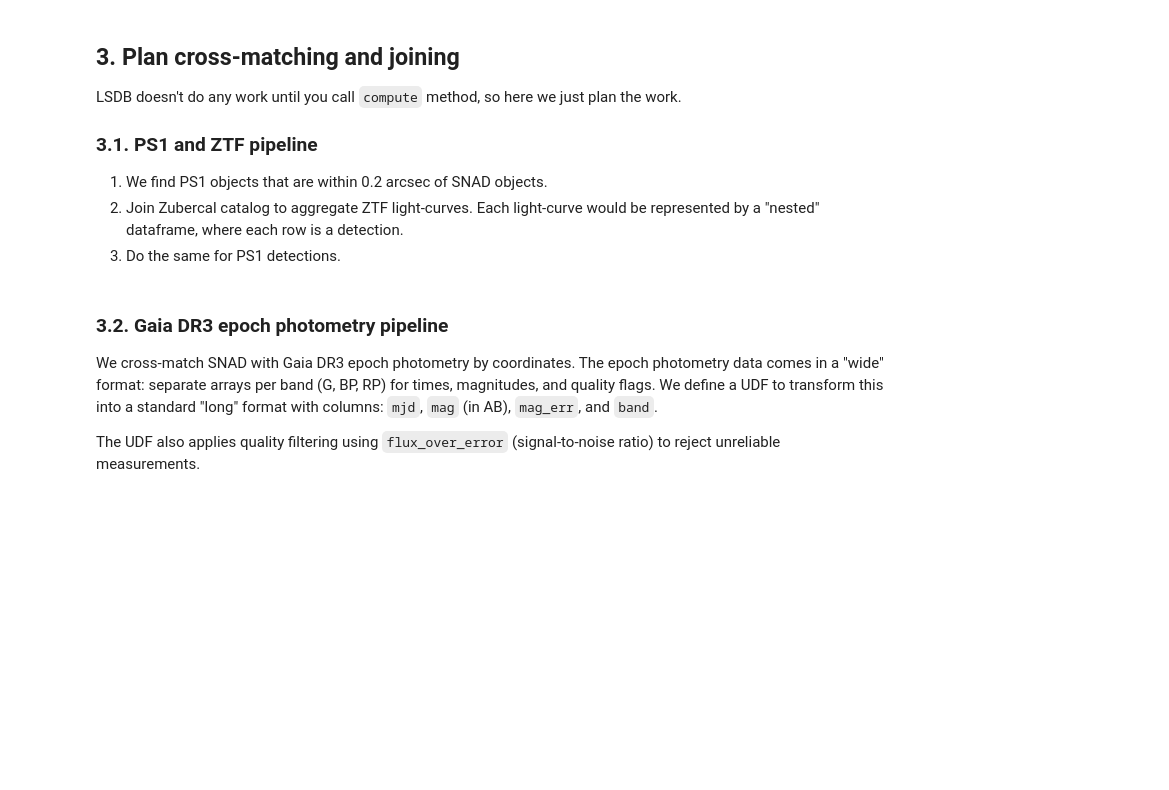
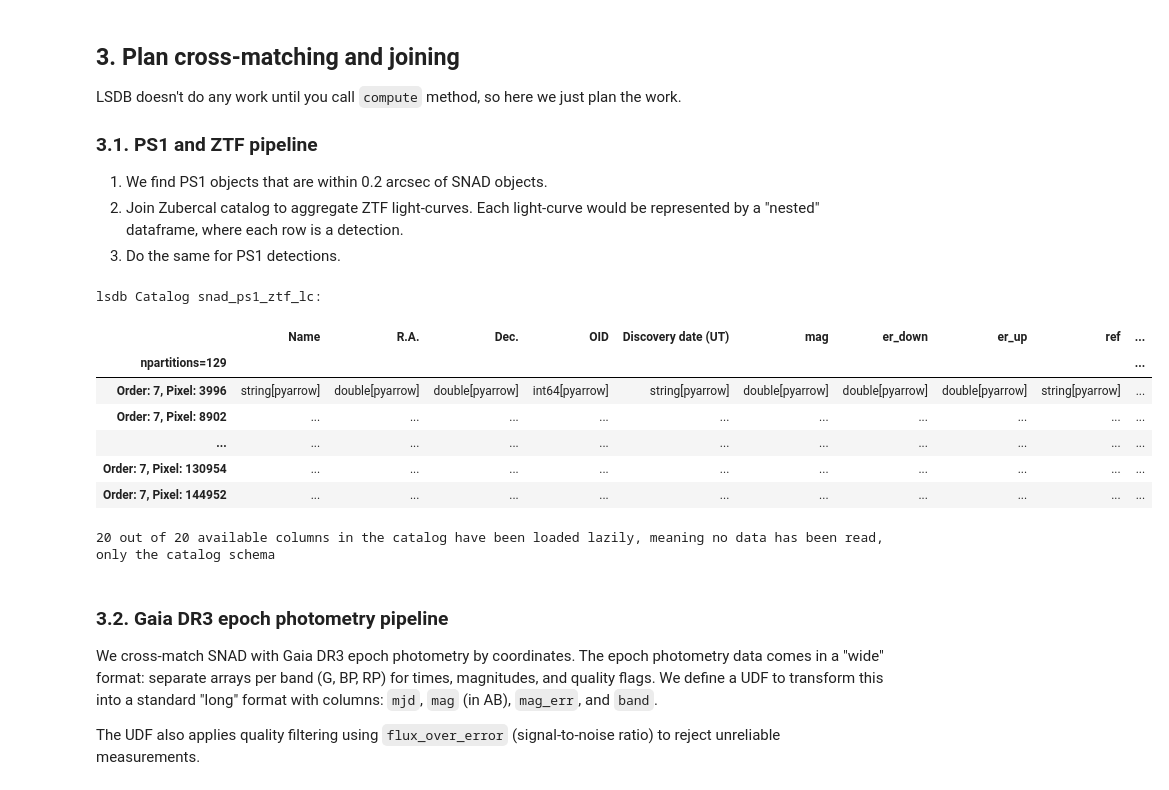
Before and after one commit to astronomy-commons/lsdb, a Jupyter notebook: docs/tutorials/pre_executed/zubercal-ps1-snad.ipynb, the cells around one changed output. Drawn from its saved outputs; the diff is of its cells as text; code cells hidden in the pictures; blank space fills up the shorter version.

```diff
--- a/docs/tutorials/pre_executed/zubercal-ps1-snad.ipynb
+++ b/docs/tutorials/pre_executed/zubercal-ps1-snad.ipynb
@@ -161,36 +222,43 @@ LSDB doesn't do any work until you call `compute` method, so here we just plan t
 # %%
 # Planning cross-matching with objects, no work happens here
 snad_ps1 = snad_catalog.crossmatch(
     ps1_object,
     radius_arcsec=0.2,
     suffixes=["", ""],
     suffix_method="overlapping_columns",
-    # Ignore the missing margin cache.
-    # Theoretically it may cause some data loss, but not in this pipeline
-    require_right_margin=False,
 )
 
 # Join with Zubercal detections to get one more set of light-curves
 snad_ztf_lc = snad_ps1.join_nested(
     zubercal,
     left_on="objID",
     right_on="objectid",
     # light-curve will live in "ztf_lc" column
     nested_column_name="ztf_lc",
     output_catalog_name="snad_ztf_lc",
 )
 
 # Join with PS1 detections to get light-curves
 snad_ps1_ztf_lc = snad_ztf_lc.join_nested(
     ps1_detection,
     left_on="objID",
     right_on="objID",
     # light-curve will live in "ps1_lc" column
     nested_column_name="ps1_lc",
     output_catalog_name="snad_ps1_ztf_lc",
 )
 
 display(snad_ps1_ztf_lc)
+# %% [output]
+lsdb Catalog snad_ps1_ztf_lc:
+|  | Name | R.A. | Dec. | OID | Discovery date (UT) | mag | er_down | er_up | ref | ... |
+| npartitions=129 |  |  |  |  |  |  |  |  |  | ... |
+| Order: 7, Pixel: 3996 | string[pyarrow] | double[pyarrow] | double[pyarrow] | int64[pyarrow] | string[pyarrow] | double[pyarrow] | double[pyarrow] | double[pyarrow] | string[pyarrow] | ... |
+| Order: 7, Pixel: 8902 | ... | ... | ... | ... | ... | ... | ... | ... | ... | ... |
+| ... | ... | ... | ... | ... | ... | ... | ... | ... | ... | ... |
+| Order: 7, Pixel: 130954 | ... | ... | ... | ... | ... | ... | ... | ... | ... | ... |
+| Order: 7, Pixel: 144952 | ... | ... | ... | ... | ... | ... | ... | ... | ... | ... |
+20 out of 20 available columns in the catalog have been loaded lazily, meaning no data has been read, only the catalog schema
 # %% [markdown]
 ### 3.2. Gaia DR3 epoch photometry pipeline
 
```
Also changed, not shown: parts of 14 cells of this notebook.
